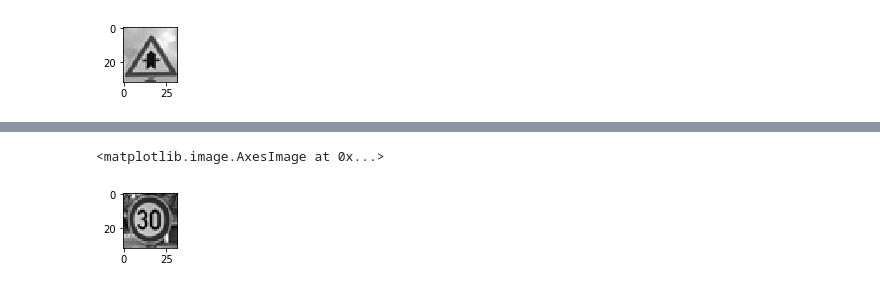
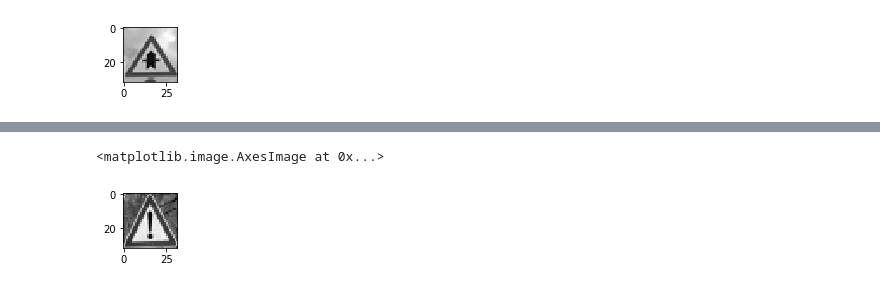
Before and after one commit to pandaritrl/CarND-Traffic-Sign-Classifier-Project, a Jupyter notebook: Traffic_Sign_Classifier.ipynb, the cells around one changed output, grey strips where cells are left out. Drawn from its saved outputs; the diff is of its cells as text; code cells hidden in the pictures.

```diff
--- a/Traffic_Sign_Classifier.ipynb
+++ b/Traffic_Sign_Classifier.ipynb
@@ -1042,10 +1042,10 @@ with tf.Session() as sess:
 # %%
-image_input = my_images_normalized[4]
+image_input = my_images_normalized[2]
 plt.figure(figsize=(1,1))
 plt.imshow(image_input.squeeze(), cmap='gray')
 # %% [output]
 <matplotlib.image.AxesImage at 0x...>
-[figure, old version]
+[figure, new version]
 # %%
 with tf.Session() as sess:
     saver.restore(sess, tf.train.latest_checkpoint('.'))
```
Also changed, not shown: parts of 12 cells of this notebook, 2 other files.
